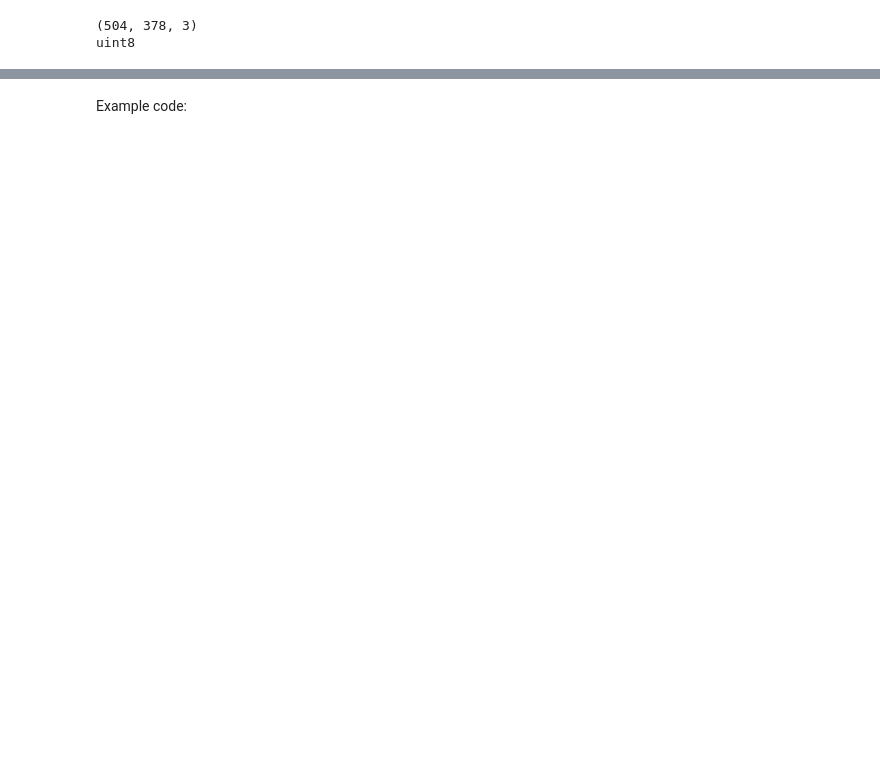
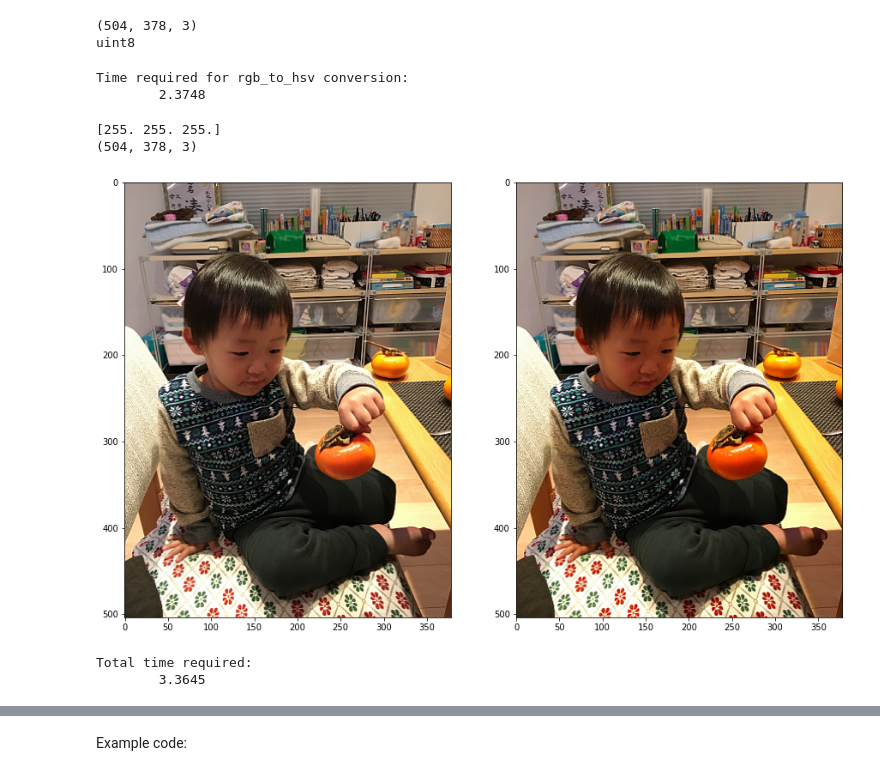
Before and after one commit to Unu-tech/school, a Jupyter notebook: Computer_Vision/class3/class3-ex1-2.ipynb, the cells around one changed output, grey strips where cells are left out. Drawn from its saved outputs; the diff is of its cells as text; code cells hidden in the pictures; blank space fills up the shorter version.

```diff
--- a/Computer_Vision/class3/class3-ex1-2.ipynb
+++ b/Computer_Vision/class3/class3-ex1-2.ipynb
@@ -51,0 +53,22 @@ cmax_to_hue_calc = {"r":, "g", "b"}
+# %%
+hsv_img = img_arr / 255
+cmaxes = np.amax(hsv_img, 2)
+cminis = np.amin(hsv_img, 2)
+diffs = cmaxes - cminis
+
+h, w, _ = hsv_img.shape
+for i in range(h):
+    for j in range(w):
+        if cmaxes[i, j] < 1e-4:
+            h, s, v = 0, 0, 0
+        elif diffs[i, j] < 1e-4:
+            h, s, v = 0, 0, cmaxes[i, j] * 100
+        else:
+            max_idx = np.where(abs(hsv_img[i, j] - cmaxes[i, j]) < 1e-5)[0][0]
+            h, s, v = rgb_to_calc[max_idx](*hsv_img[i, j], diffs[i, j])
+            s = 1.2 * s if 1.2 * s < 100 else 100
+        hsv_img[i, j] = np.array([h, s, v])
+print(f"Time required for rgb_to_hsv conversion:\n\t{round((time()-start), 4)}")
+# %% [output]
+Time required for rgb_to_hsv conversion:
+        2.3748
@@ -51,0 +107,44 @@ cmax_to_hue_calc = {"r":, "g", "b"}
+# %%
+rgb_img = np.empty_like(hsv_img)
+c_arr = hsv_img[:, :, 1] * hsv_img[:, :, 2] /1e4
+x_arr = c_arr * (1 - np.abs((hsv_img[:, :, 0] / 60 % 2 - 1)))
+m_arr = (hsv_img[:, :, 2] / 100) - c_arr
+
+h, w, _ = rgb_img.shape
+for i in range(h):
+    for j in range(w):
+        h = hsv_img[i, j, 0]
+        r0, g0, b0 = h6_to_calc[h//60](x_arr[i,j], c_arr[i,j])
+        rgb_img[i, j] = np.array([r0, g0, b0])
+rgb_img = (rgb_img+np.dstack([m_arr]*3))*255
+
+print(np.amax(np.amax(rgb_img, 0), 0))
+np.clip(rgb_img, 0, 255)
+
+print(rgb_img.shape)
+# %% [output]
+[255. 255. 255.]
+(504, 378, 3)
+# %%
+# save and also show results
+results = Image.fromarray(np.uint8(rgb_img))
+results.save(f"./ex1-1-result/sat_mod.png")
+
+# set up side-by-side image display
+fig = plt.figure()
+fig.set_figheight(15)
+fig.set_figwidth(15)
+
+fig.add_subplot(1, 2, 1)
+plt.imshow(img)
+
+# display the new image
+fig.add_subplot(1, 2, 2)
+plt.imshow(results)
+
+plt.show(block=True)
+print(f"Total time required:\n\t{round((time()-start), 4)}")
+# %% [output]
+[figure, added]
+Total time required:
+        3.3645
```
Also changed, not shown: parts of 7 cells of this notebook, 9 other files.
